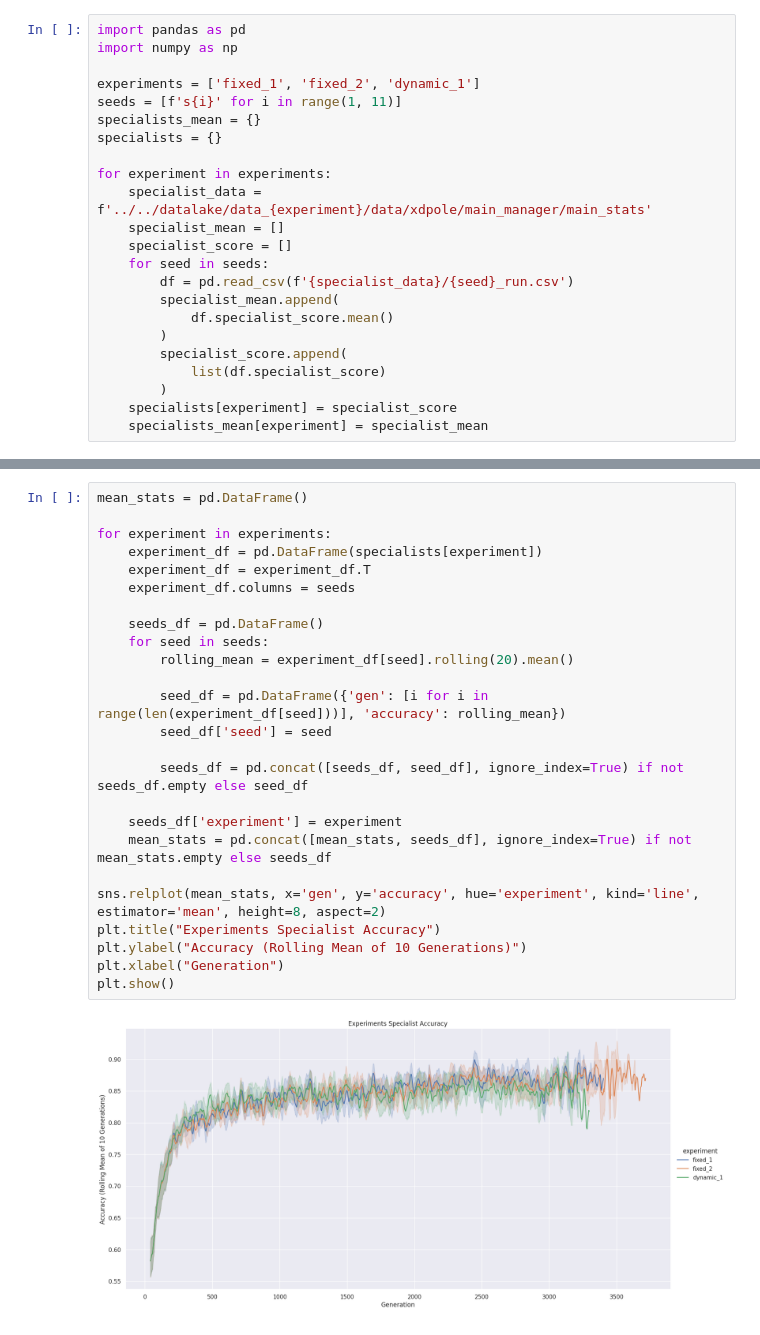
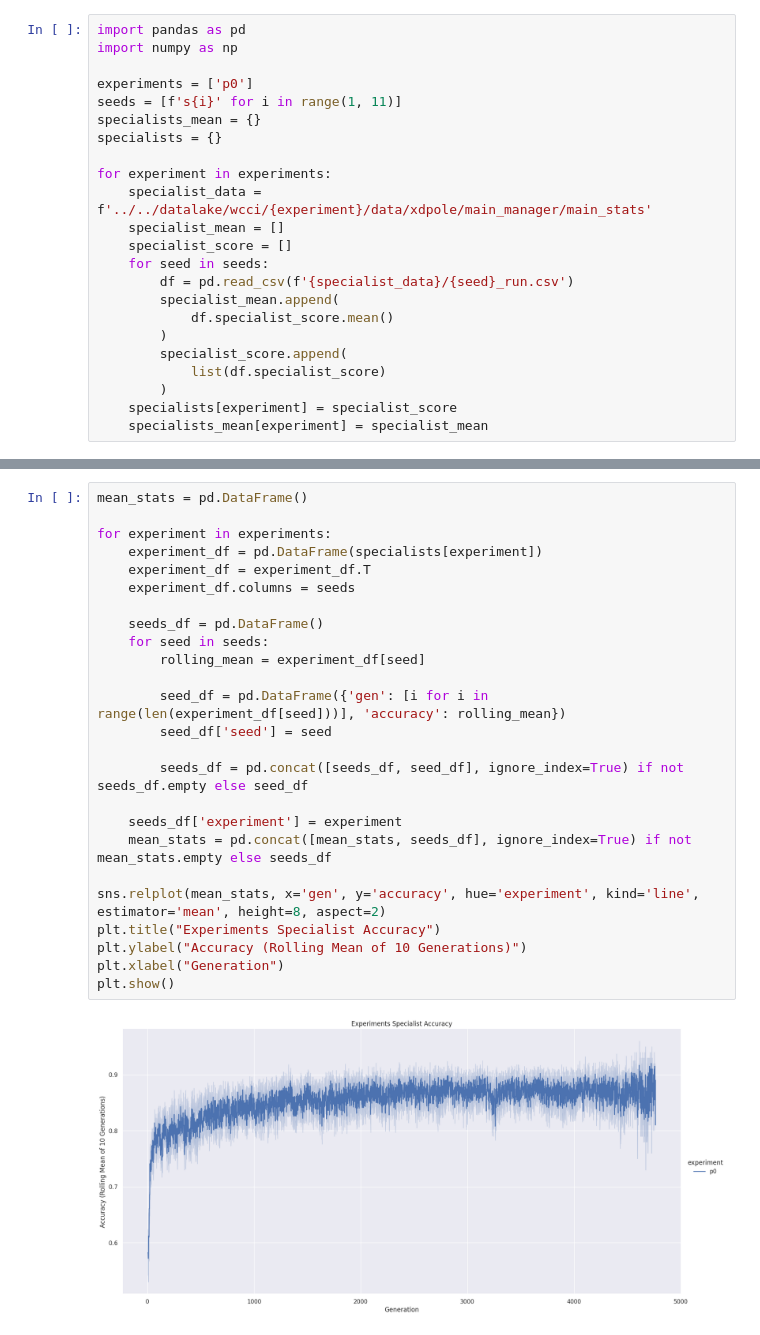
Before and after one commit to curriculum-guys/data-analysis, a Jupyter notebook: analysis/specialist.ipynb, the cells around one changed output, grey strips where cells are left out. Drawn from its saved outputs; the diff is of its cells as text.

```diff
--- a/analysis/specialist.ipynb
+++ b/analysis/specialist.ipynb
@@ -2,13 +2,13 @@
 import pandas as pd
 import numpy as np
 
-experiments = ['fixed_1', 'fixed_2', 'dynamic_1']
+experiments = ['p0']
 seeds = [f's{i}' for i in range(1, 11)]
 specialists_mean = {}
 specialists = {}
 
 for experiment in experiments:
-    specialist_data = f'../../datalake/data_{experiment}/data/xdpole/main_manager/main_stats'
+    specialist_data = f'../../datalake/wcci/{experiment}/data/xdpole/main_manager/main_stats'
     specialist_mean = []
     specialist_score = []
     for seed in seeds:
@@ -38,27 +38,27 @@ plt.show()
 # %%
 mean_stats = pd.DataFrame()
 
 for experiment in experiments:
     experiment_df = pd.DataFrame(specialists[experiment])
     experiment_df = experiment_df.T
     experiment_df.columns = seeds
 
     seeds_df = pd.DataFrame()
     for seed in seeds:
-        rolling_mean = experiment_df[seed].rolling(20).mean()
+        rolling_mean = experiment_df[seed]
 
         seed_df = pd.DataFrame({'gen': [i for i in range(len(experiment_df[seed]))], 'accuracy': rolling_mean})
         seed_df['seed'] = seed
 
         seeds_df = pd.concat([seeds_df, seed_df], ignore_index=True) if not seeds_df.empty else seed_df
 
     seeds_df['experiment'] = experiment
     mean_stats = pd.concat([mean_stats, seeds_df], ignore_index=True) if not mean_stats.empty else seeds_df
 
 sns.relplot(mean_stats, x='gen', y='accuracy', hue='experiment', kind='line', estimator='mean', height=8, aspect=2)
 plt.title("Experiments Specialist Accuracy")
 plt.ylabel("Accuracy (Rolling Mean of 10 Generations)")
 plt.xlabel("Generation")
 plt.show()
 # %% [output]
-[figure, old version]
+[figure, new version]
```
Also changed, not shown: parts of 2 cells of this notebook, 2 other files.
